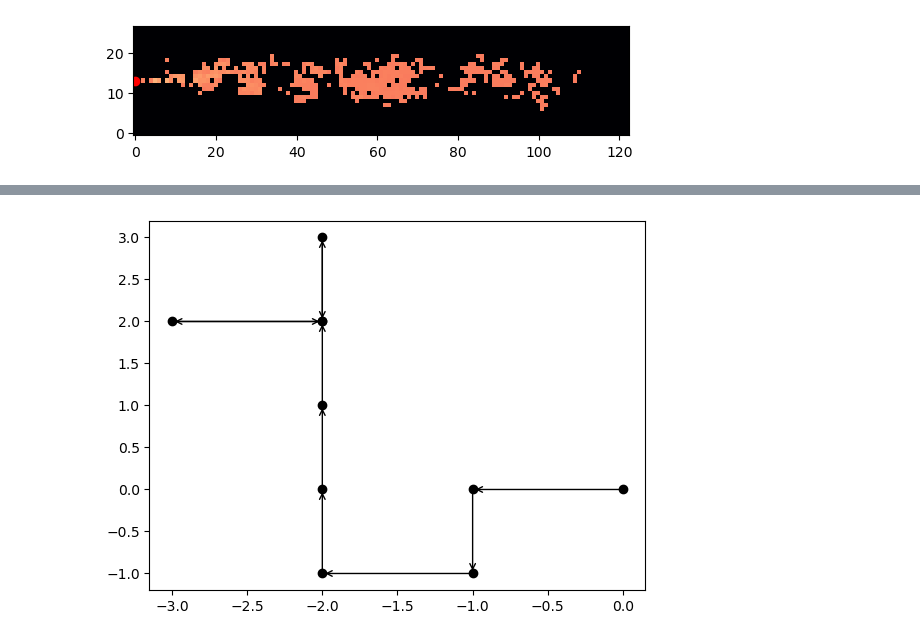
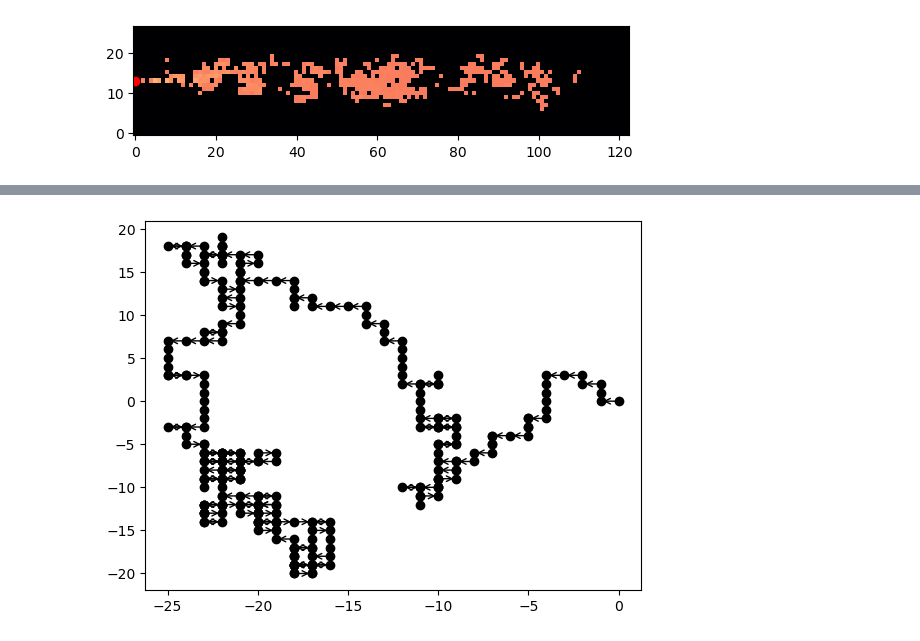
Before and after one commit to PimLb/pynav, a Jupyter notebook: notebooks/Tutorial.ipynb, the cells around one changed output, grey strips where cells are left out. Drawn from its saved outputs; the diff is of its cells as text; code cells hidden in the pictures.

```diff
--- a/notebooks/Tutorial.ipynb
+++ b/notebooks/Tutorial.ipynb
@@ -87,4 +83,9 @@ agent = QAgent(
     learning_rate = alpha,
     s_thr = 3e-6
 )
+# %%
+start_points = (pmap > 0.0).astype(np.float64)
+
+start_points /= np.sum(start_points)
+start_points = start_points.ravel()
 # %%
@@ -197,0 +176,37 @@ Converged in 179 steps!
+# %%
+time_slice = 0
+iterator = tqdm(range(start_points.shape[0]))
+num_converged = 0
+num_valid_pos = 0
+
+for pos_idx in iterator:
+    pos_y, pos_x = np.unravel_index(np.array([pos_idx]), shape=pmap.shape)
+    init_pos = np.concatenate([pos_y, pos_x])
+    if env.source_reached(init_pos):
+        continue
+    num_valid_pos += 1
+    agent.reset()
+    time_idx = time_slice
+    obs = env.get_observation(pos, time_idx)
+    s = agent.update_state(obs) # update memory and compute olfactory state
+    trace = []
+    source_pos = np.array([14.0, 0.0])
+    c_reward = 0.0
+    pos = init_pos.copy()
+    #iterator = tqdm(range(H))
+    T_ratio = []
+    for t in range(H):
+        a = agent.select_action()
+        pos, r, terminated = env.make_move(pos, actions[a])
+        obs = env.get_observation(pos, time_idx)
+        time_idx = (time_idx + 1) % env.MAX_T
+        s_prime = agent.update_state(obs)
+        c_reward += r * (agent.gamma**t) if t > 0 else r
+        trace.append((s, a, s_prime, r))
+        if terminated:
+            T_min = np.abs(source_pos[0] - init_pos[0]) + np.abs(source_pos[1] - init_pos[1]) - 2
+            iterator.set_postfix({f"Converged! steps" : f"{t} steps", "T_min / T " : T_min / (t + 1)})
+            T_ratio.append(T_min / (t + 1))
+            num_converged +=1
+            break
+        s = s_prime
@@ -229,16 +248,16 @@ num_up, num_down
 # %%
 pos = np.array([0, 0])
 
 path = [pos.copy()]
 for i in range(1, agent.Q.shape[0]):
     pos += actions[np.argmax(agent.Q[i])]
 #    print(actions[np.argmax(agent.Q[i])])
     path.append(pos.copy())
 
 fig, ax = plt.subplots()
-for i in range(10):#len(path)-1):
+for i in range(len(path)-1):
     ax.plot(path[i][1], path[i][0], 'o', c='black')
     ax.annotate("", xytext=(path[i][1], path[i][0]), xy=(path[i+1][1], path[i+1][0]), arrowprops=dict(arrowstyle='->'))
 #    print(action_labels[np.argmin(agent.Q[i])])
 # %% [output]
-[figure, old version]
+[figure, new version]
```
Also changed, not shown: parts of 19 cells of this notebook, 1 other file.
